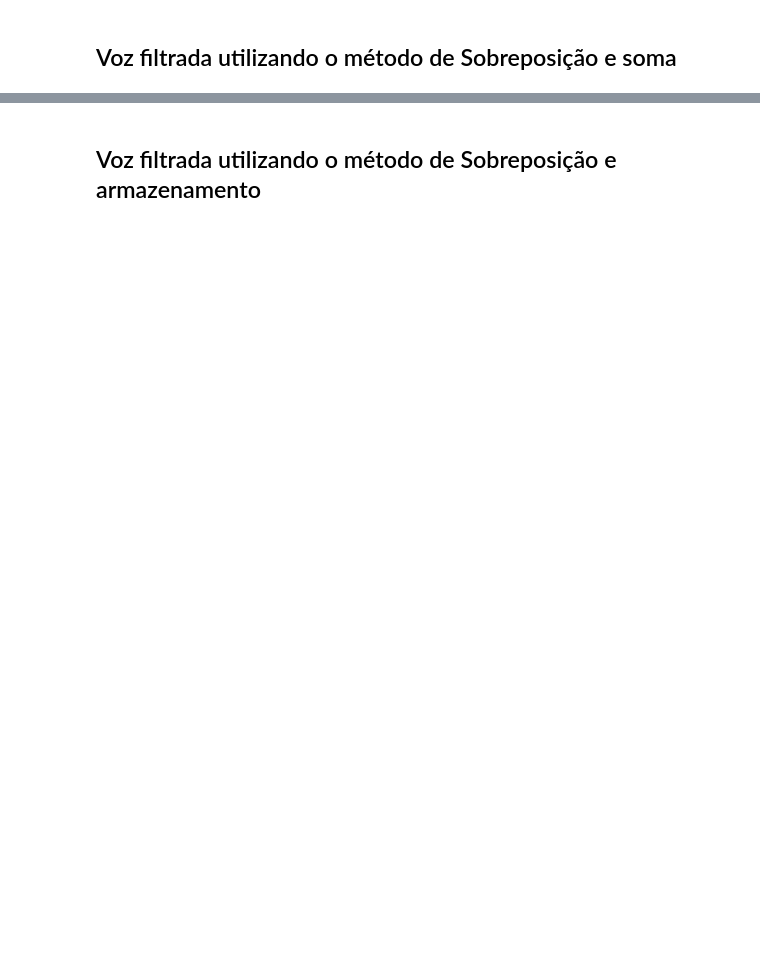
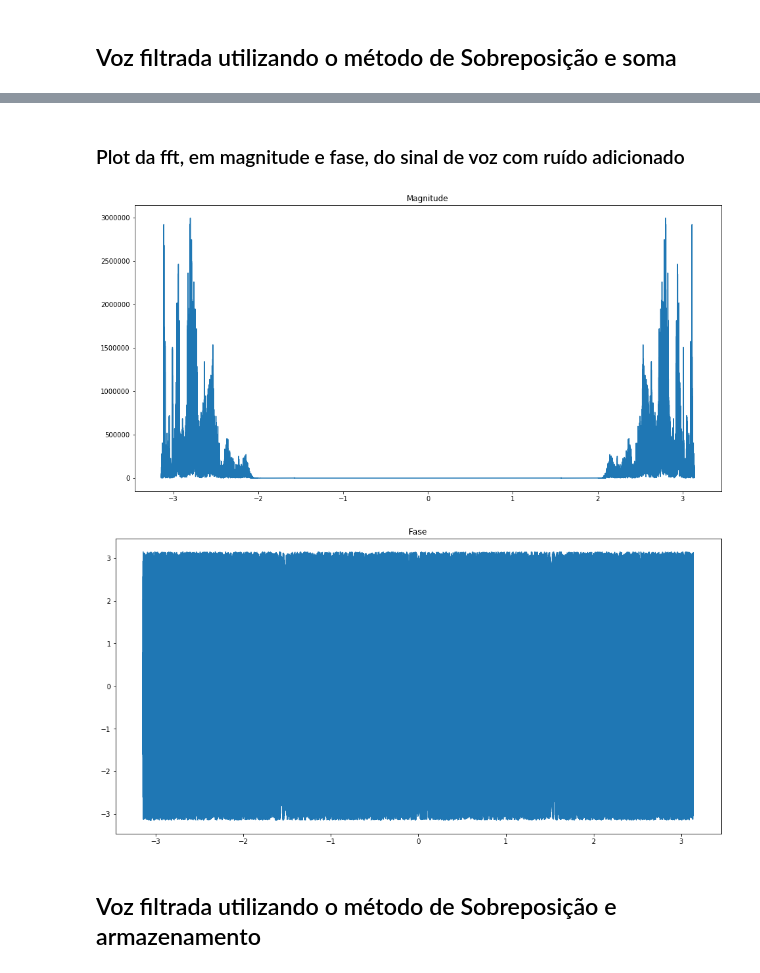
Before and after one commit to ruteee/ConvolucaoFrequencia, a Jupyter notebook: Trabalho pds.ipynb, the cells around one changed output, grey strips where cells are left out. Saved outputs shown, nothing was run; the diff lists cells and outputs as text; code cells hidden in the pictures; blank space fills up the shorter version.

```diff
--- a/Trabalho pds.ipynb
+++ b/Trabalho pds.ipynb
@@ -94,7 +102,7 @@ def inverse_fft(fact,N, vec):
 def overlap_add(N, x , h ):
     M = int(len(h))
     No = N - M + 1
-    num_blocks_x = int(len(x))//No
+    num_blocks_x = int(np.ceil(len(x))/No)
     y = np.zeros(int(len(x)) + M-1, dtype='complex')
 
     not_div_flag = False
@@ -246,6 +272,17 @@ voz_filtrada_over_and_add = overlap_add(512, voz_com_ruido, h)
 ipd.Audio(np.real(voz_filtrada_over_and_add), rate=8000)
 # %% [output]
 [interactive output not drawn]
+# %% [markdown]
+### Plot da fft, em magnitude e fase, do sinal de voz com ruído adicionado
+# %%
+voz_filtrada_add_zero = complete_zeros(calcular_numero_de_zeros(voz_filtrada_over_and_add), voz_filtrada_over_and_add)
+x = np.linspace(-np.pi,np.pi, len(voz_filtrada_add_zero))
+fft_voz_filtrada_soma = fft(1, len(voz_com_ruido_add),voz_filtrada_add_zero)
+plot(np.absolute(fft_voz_filtrada_soma), 'Magnitude', x)
+plot(np.angle(fft_voz_filtrada_soma), 'Fase', x)
+# %% [output]
+[figure, added]
+[figure, added]
 # %% [markdown]
 ## Voz filtrada utilizando o método de Sobreposição e armazenamento
 # %%
```
Also changed, not shown: parts of 27 cells of this notebook.
